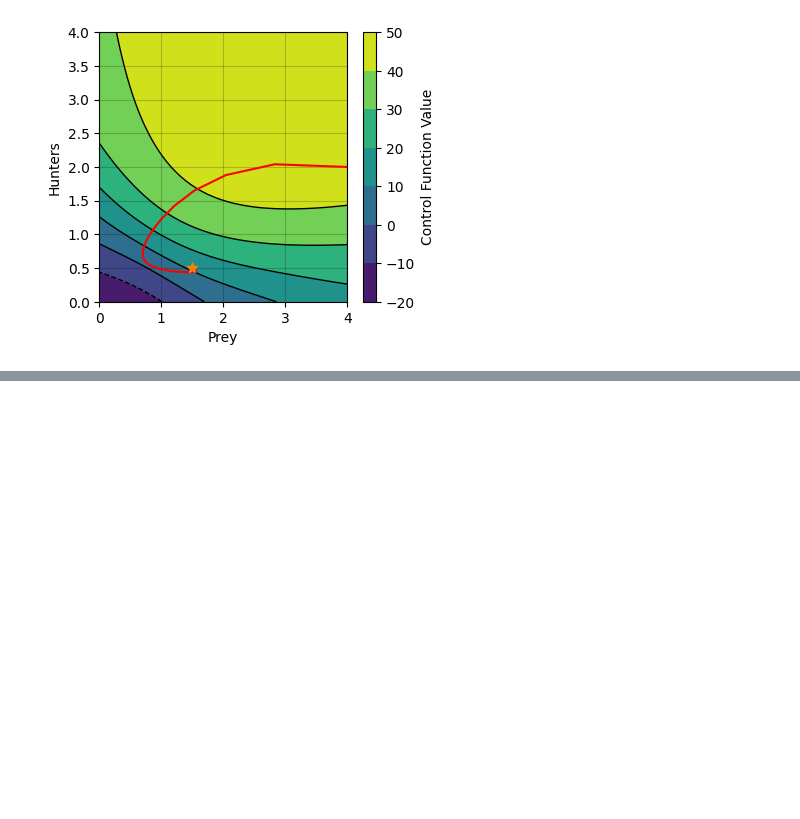
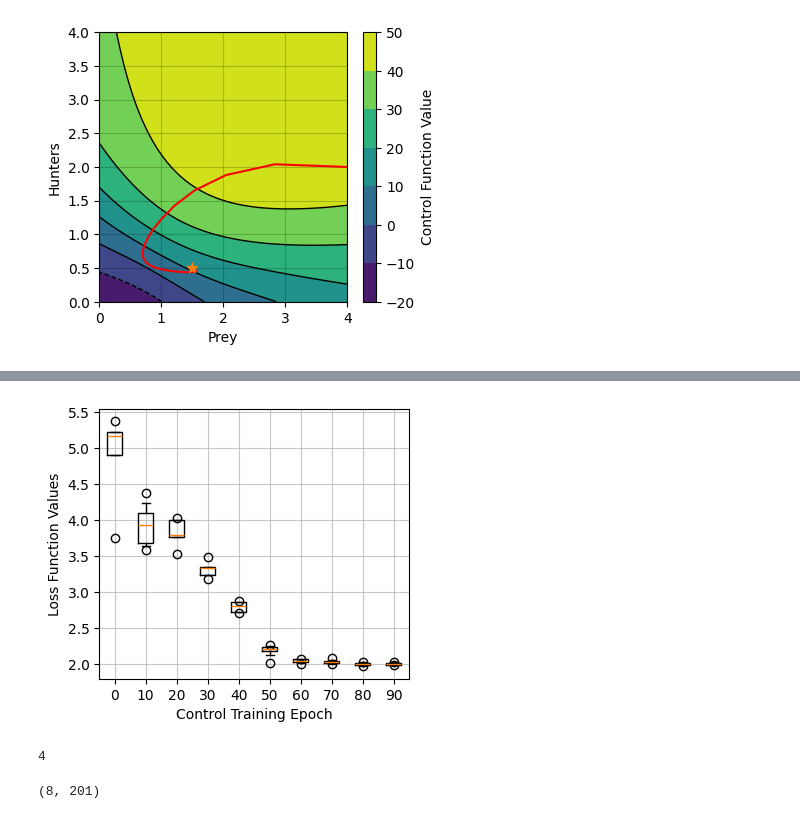
Before and after one commit to ITMO-NSS-team/EPDE, a Jupyter notebook: projects/control/visulization.ipynb, the cells around one changed output, grey strips where cells are left out. Drawn from its saved outputs; the diff is of its cells as text; code cells hidden in the pictures; blank space fills up the shorter version.

```diff
--- a/projects/control/visulization.ipynb
+++ b/projects/control/visulization.ipynb
@@ -248,0 +305,46 @@ plt.savefig('/home/mikemaslyaev/Documents/HighValue/control_landscape.png', dpi
+# %%
+vals_0 = {x_tick: np.random.uniform(np.exp(-0.005*x_tick) - 2.5e-2 * np.exp(-x_tick),
+                                    np.exp(-0.005*x_tick) + 5e-1 * np.exp(-x_tick), size = 5) + np.random.normal(4. - (x_tick*0.05), 5/(x_tick+10), size = 5)
+          for x_tick in x_0}
+# %%
+x_1 = np.arange(50, 100, 10)
+x_0 = np.arange(0, 50, 10)
+eps = 1e-1
+
+
+vals_1 = {x_tick: np.random.uniform(np.exp(-0.05*x_tick) - 5e-1 * np.exp(-x_tick),
+                                    np.exp(-0.05*x_tick) + 5e-1 * np.exp(-x_tick), size = 10) + np.random.normal(2., 2/(x_tick+20), size = 10)
+          for x_tick in x_1}
+vals = {**vals_0, **vals_1}
+# %%
+vals[50] = np.random.normal(2.2, 0.1, size = 10)
+# %%
+vals[10] = np.random.normal(3.9, 0.3, size = 10)
+# %%
+plt.rcParams["figure.figsize"] = (4.0, 3.5)
+# obj_funs_single_traj = np.random.noncentral_chisquare(3, .001, 10)+1e-1
+# obj_funs_multiple_traj = np.random.uniform(1.5e-1, 1.134, size = 10)
+
+# my_dict = {'Single Traj.': obj_funs_single_traj, 'Multiple Traj.': obj_funs_multiple_traj}
+
+fig, ax = plt.subplots()
+# ax.set_yscale('log')
+ax.grid(alpha = 0.7)
+ax.boxplot(vals.values(), whis=[5, 95])
+ax.set_xticklabels(vals.keys())
+ax.set_xlabel('Control Training Epoch')
+ax.set_ylabel('Loss Function Values')
+# plt.show()
+plt.savefig('boxplot_lander_convergence.png', dpi = 300, format = 'png', bbox_inches = 'tight')
+# %% [output]
+[figure, added]
+# %%
+with open('/home/mikemaslyaev/Documents/EPDE/projects/control/training_traj_lander.pickle', 'rb') as input_file:
+    traj = pickle.load(input_file)
+print(len(traj))
+# %% [output]
+4
+# %%
+traj[1].shape
+# %% [output]
+(8, 201)
```
Also changed, not shown: parts of 6 cells of this notebook, 16 other files.
